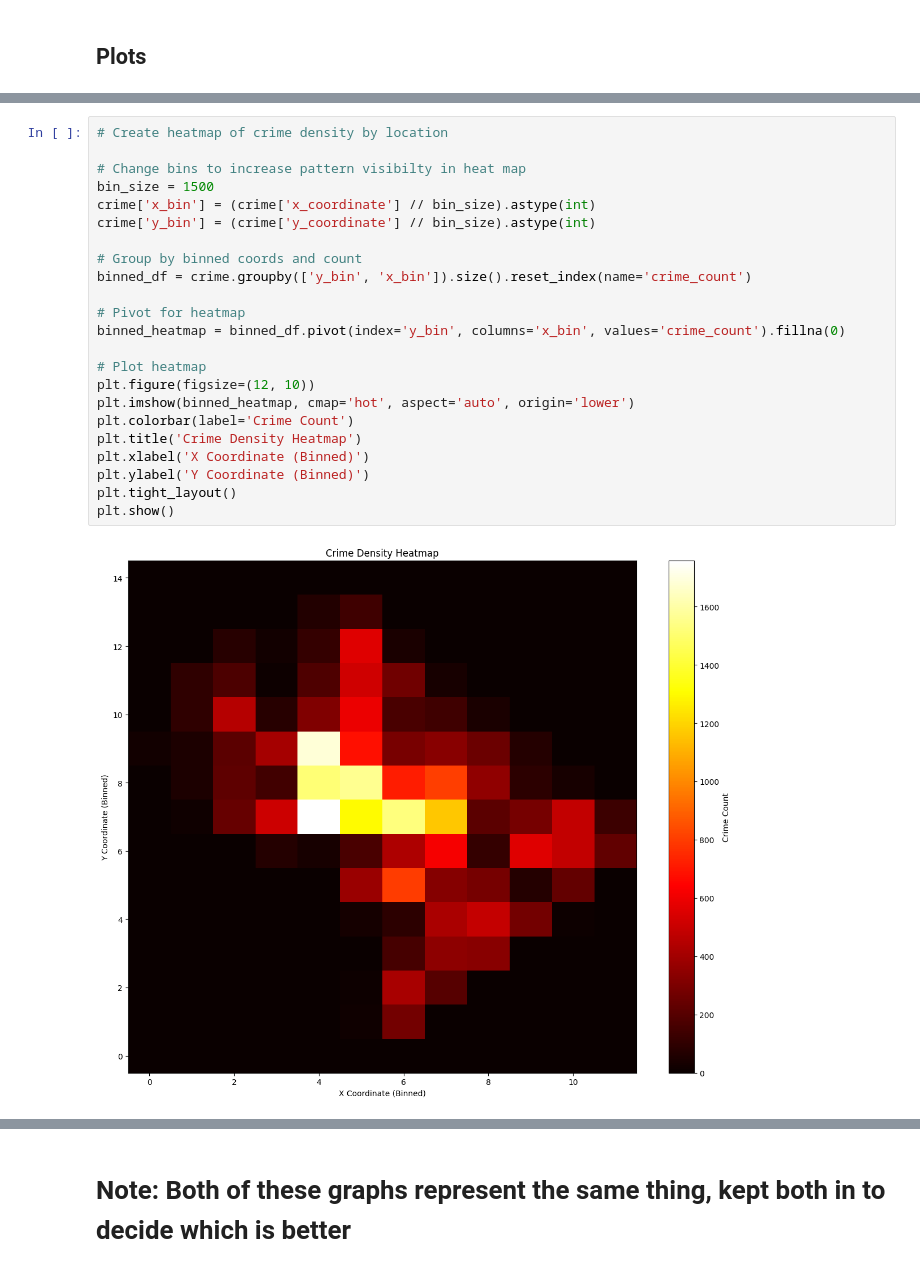
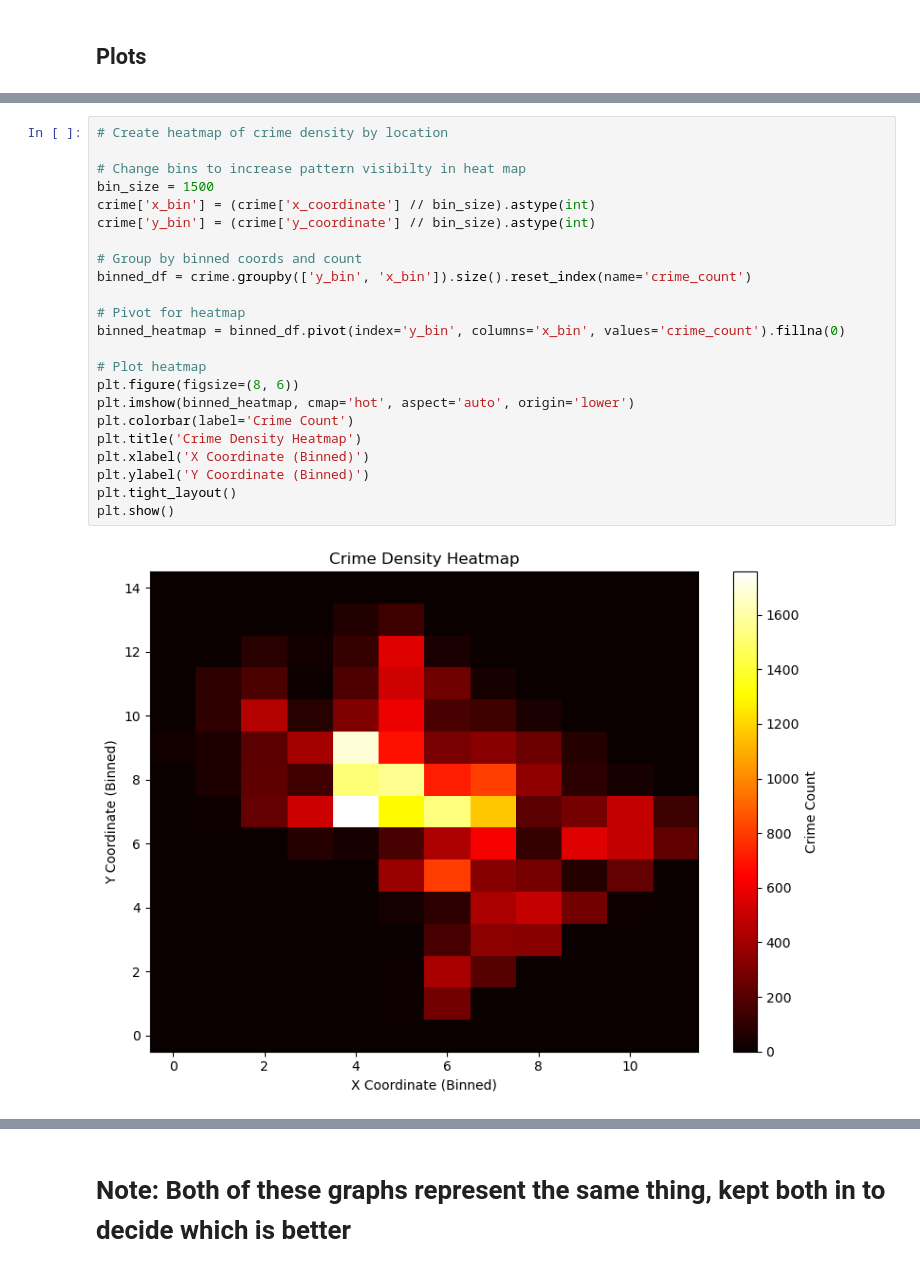
Before and after one commit to salamutu/DS-Final-Project, a Jupyter notebook: ds_final_project.ipynb, the cells around one changed output, grey strips where cells are left out. Drawn from its saved outputs; the diff is of its cells as text.

```diff
--- a/ds_final_project.ipynb
+++ b/ds_final_project.ipynb
@@ -236,28 +243,28 @@ plt.show()
 # %%
 # Create heatmap of crime density by location
 
 # Change bins to increase pattern visibilty in heat map
 bin_size = 1500
 crime['x_bin'] = (crime['x_coordinate'] // bin_size).astype(int)
 crime['y_bin'] = (crime['y_coordinate'] // bin_size).astype(int)
 
 # Group by binned coords and count
 binned_df = crime.groupby(['y_bin', 'x_bin']).size().reset_index(name='crime_count')
 
 # Pivot for heatmap
 binned_heatmap = binned_df.pivot(index='y_bin', columns='x_bin', values='crime_count').fillna(0)
 
 # Plot heatmap
-plt.figure(figsize=(12, 10))
+plt.figure(figsize=(8, 6))
 plt.imshow(binned_heatmap, cmap='hot', aspect='auto', origin='lower')
 plt.colorbar(label='Crime Count')
 plt.title('Crime Density Heatmap')
 plt.xlabel('X Coordinate (Binned)')
 plt.ylabel('Y Coordinate (Binned)')
 plt.tight_layout()
 plt.show()
 # %% [output]
-[figure, old version]
+[figure, new version]
 # %%
 # Create KDE plot to represent crime density by location
 import seaborn as sns
```
Also changed, not shown: parts of 8 cells of this notebook.
